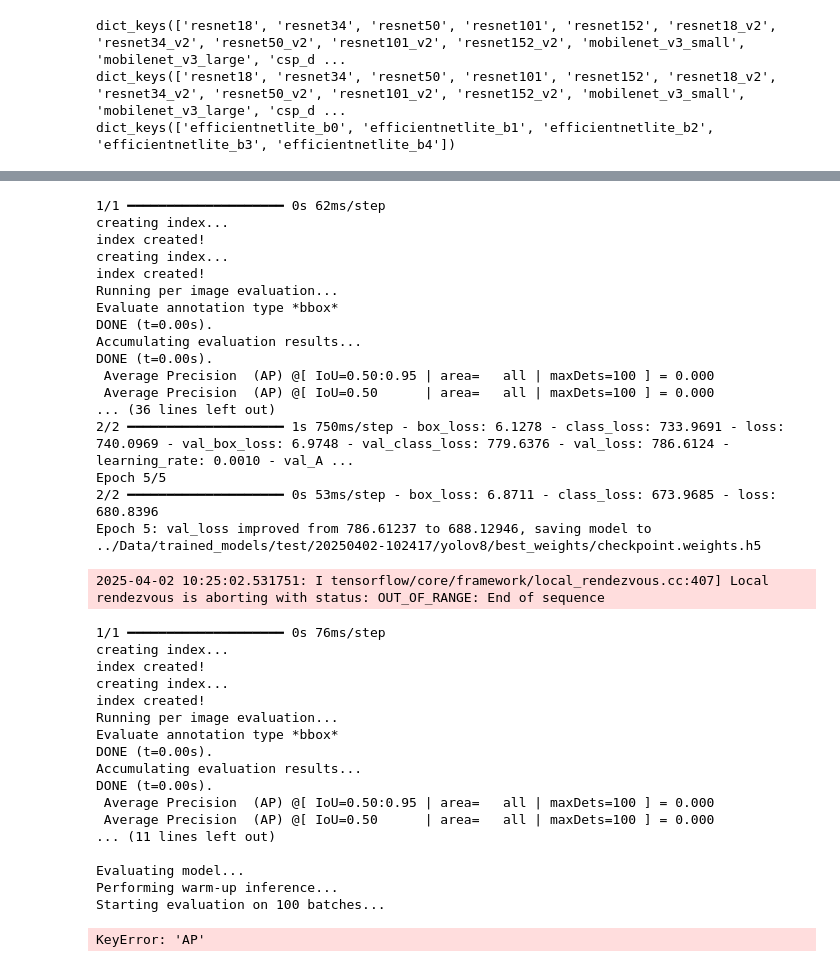
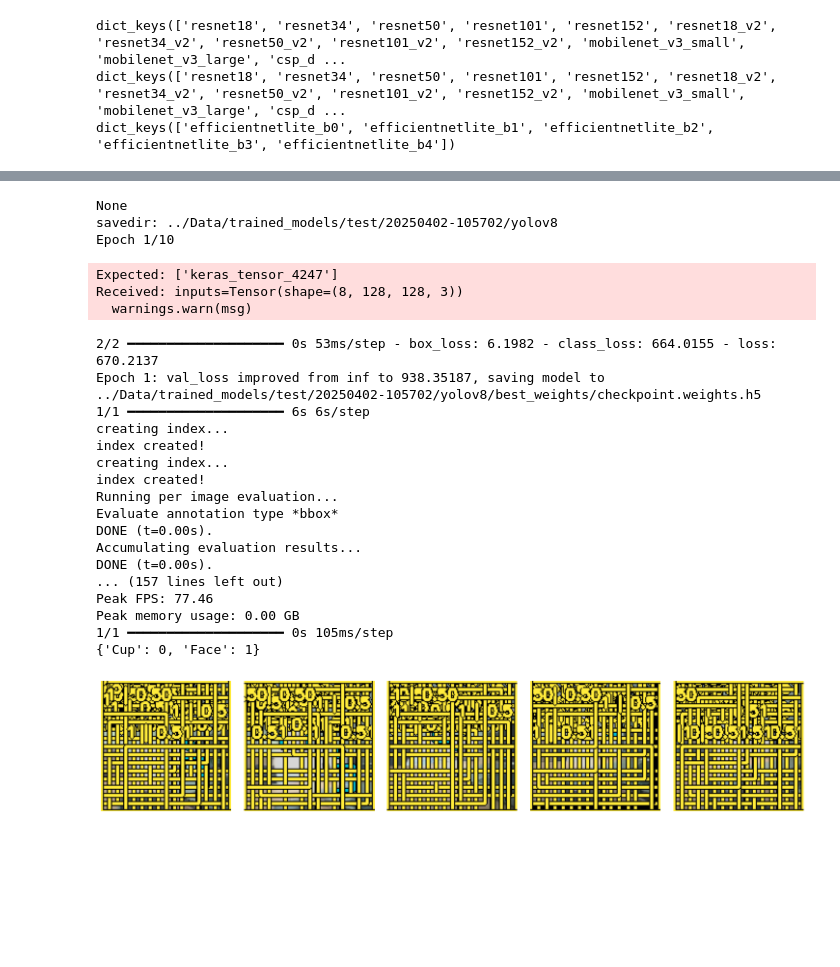
Before and after one commit to uebelTim/Object-Detection, a Jupyter notebook: keras_cv_test.ipynb, the cells around one changed output, grey strips where cells are left out. Cells and saved outputs as stored; diff of their text form; code cells hidden in the pictures; blank space fills up the shorter version.

```diff
--- a/keras_cv_test.ipynb
+++ b/keras_cv_test.ipynb
@@ -1117,26 +1106,26 @@ def train_detection_model(model, train_ds, val_ds, epochs=10, verbose=1,folder='
     # Combine metrics
     metrics = {
         # Training metrics
-        'training_time': training_time,
-        'training_time_per_epoch': training_time / len(history.history['loss']),
-        'best_epoch': np.argmin(history.history['val_loss']) + 1,
-        'best_val_loss': min(history.history['val_loss']),
-        'final_val_loss': history.history['val_loss'][-1],
+        'training_time': float(training_time), # Ensure float
+        'training_time_per_epoch': float(training_time / len(history.history['loss'])), # Ensure float
+        'best_epoch': int(np.argmin(history.history['val_loss']) + 1), # Convert numpy int to python int
+        'best_val_loss': float(min(history.history['val_loss'])), # Convert numpy float to python float
+        'final_val_loss': float(history.history['val_loss'][-1]), # Convert numpy float to python float
 
-        # Evaluation metrics from best model
-        **eval_metrics,
+        # Evaluation metrics from best model - Convert values to float
+        **{k: float(v) for k, v in eval_metrics.items()}, # Convert all values from eval_metrics
 
-        # Save paths
+        # Save paths (these are already strings)
         'model_dir': savedir,
-        'best_model_path': os.path.join(savedir, "best_model")
+        'best_model_path': os.path.join(savedir, "model.keras") # Corrected path? Should match where model.save is called
     }
 
     # Calculate composite score
-    metrics['composite_score'] = (
-        0.4 * metrics['mAP'] +
-        0.3 * metrics['mAP_50'] +
+    metrics['composite_score'] = (float(
+        0.4 * metrics['MaP'] +
+        0.3 * metrics['MaP_50'] +
         0.2 * (1.0 - metrics['best_val_loss']) +
-        0.1 * metrics['mAP_large']
+        0.1 * metrics['MaP_large'])
     )
 
     # Save metrics
@@ -1274,9 +1302,6 @@ def visualize_detections(model, dataset,class_mapping):
 # %%
-
-model, config = build_detection_model(n_classes=len(class_mapping), model_name='yolov8',weights='voc',model_size='s',backbone='standard')
-print("Type returned by build_detection_model:", type(model)) # Add this line
-print("Value returned by build_detection_model:", model)
-model = compile_model(model, optimizer='adam', lr=0.001)
-metrics, history, model = train_detection_model(model, train_ds, val_ds, epochs=5, verbose=1, folder='test')
+model, config = build_detection_model(n_classes=len(class_mapping), model_name='yolov8',weights=None,model_size='s',backbone='standard')
+model = compile_model(model, optimizer='adam', lr=0.0001)
+metrics, history, model = train_detection_model(model, train_ds, val_ds, epochs=10, verbose=1, folder='test')
 visualize_detections(model, val_ds, class_mapping)
 # %% [output]
@@ -1345,39 +1341,27 @@ Epoch 3: val_loss improved from 914.80109 to 862.25989, saving model to ../Data/
-1/1 ━━━━━━━━━━━━━━━━━━━━ 0s 62ms/step
-creating index...
-index created!
-creating index...
-index created!
-Running per image evaluation...
-Evaluate annotation type *bbox*
-DONE (t=0.00s).
-Accumulating evaluation results...
-DONE (t=0.00s).
- Average Precision  (AP) @[ IoU=0.50:0.95 | area=   all | maxDets=100 ] = 0.000
- Average Precision  (AP) @[ IoU=0.50      | area=   all | maxDets=100 ] = 0.000
-... (36 lines left out)
-2/2 ━━━━━━━━━━━━━━━━━━━━ 1s 750ms/step - box_loss: 6.1278 - class_loss: 733.9691 - loss: 740.0969 - val_box_loss: 6.9748 - val_class_loss: 779.6376 - val_loss: 786.6124 - learning_rate: 0.0010 - val_A ...
-Epoch 5/5
-2/2 ━━━━━━━━━━━━━━━━━━━━ 0s 53ms/step - box_loss: 6.8711 - class_loss: 673.9685 - loss: 680.8396
-Epoch 5: val_loss improved from 786.61237 to 688.12946, saving model to ../Data/trained_models/test/20250402-102417/yolov8/best_weights/checkpoint.weights.h5
+None
+savedir: ../Data/trained_models/test/20250402-105702/yolov8
+Epoch 1/10
-2025-04-02 10:25:02.531751: I tensorflow/core/framework/local_rendezvous.cc:407] Local rendezvous is aborting with status: OUT_OF_RANGE: End of sequence
+Expected: ['keras_tensor_4247']
+Received: inputs=Tensor(shape=(8, 128, 128, 3))
+  warnings.warn(msg)
-1/1 ━━━━━━━━━━━━━━━━━━━━ 0s 76ms/step
+2/2 ━━━━━━━━━━━━━━━━━━━━ 0s 53ms/step - box_loss: 6.1982 - class_loss: 664.0155 - loss: 670.2137
+Epoch 1: val_loss improved from inf to 938.35187, saving model to ../Data/trained_models/test/20250402-105702/yolov8/best_weights/checkpoint.weights.h5
+1/1 ━━━━━━━━━━━━━━━━━━━━ 6s 6s/step
 creating index...
 index created!
 creating index...
 index created!
 Running per image evaluation...
 Evaluate annotation type *bbox*
 DONE (t=0.00s).
 Accumulating evaluation results...
 DONE (t=0.00s).
- Average Precision  (AP) @[ IoU=0.50:0.95 | area=   all | maxDets=100 ] = 0.000
- Average Precision  (AP) @[ IoU=0.50      | area=   all | maxDets=100 ] = 0.000
-... (11 lines left out)
-
-Evaluating model...
-Performing warm-up inference...
-Starting evaluation on 100 batches...
+... (157 lines left out)
+Peak FPS: 77.46
+Peak memory usage: 0.00 GB
+1/1 ━━━━━━━━━━━━━━━━━━━━ 0s 105ms/step
+{'Cup': 0, 'Face': 1}
-KeyError: 'AP'
+[figure, added]
 # %%
 import wandb
 import optuna
```
Also changed, not shown: parts of 7 cells of this notebook.
